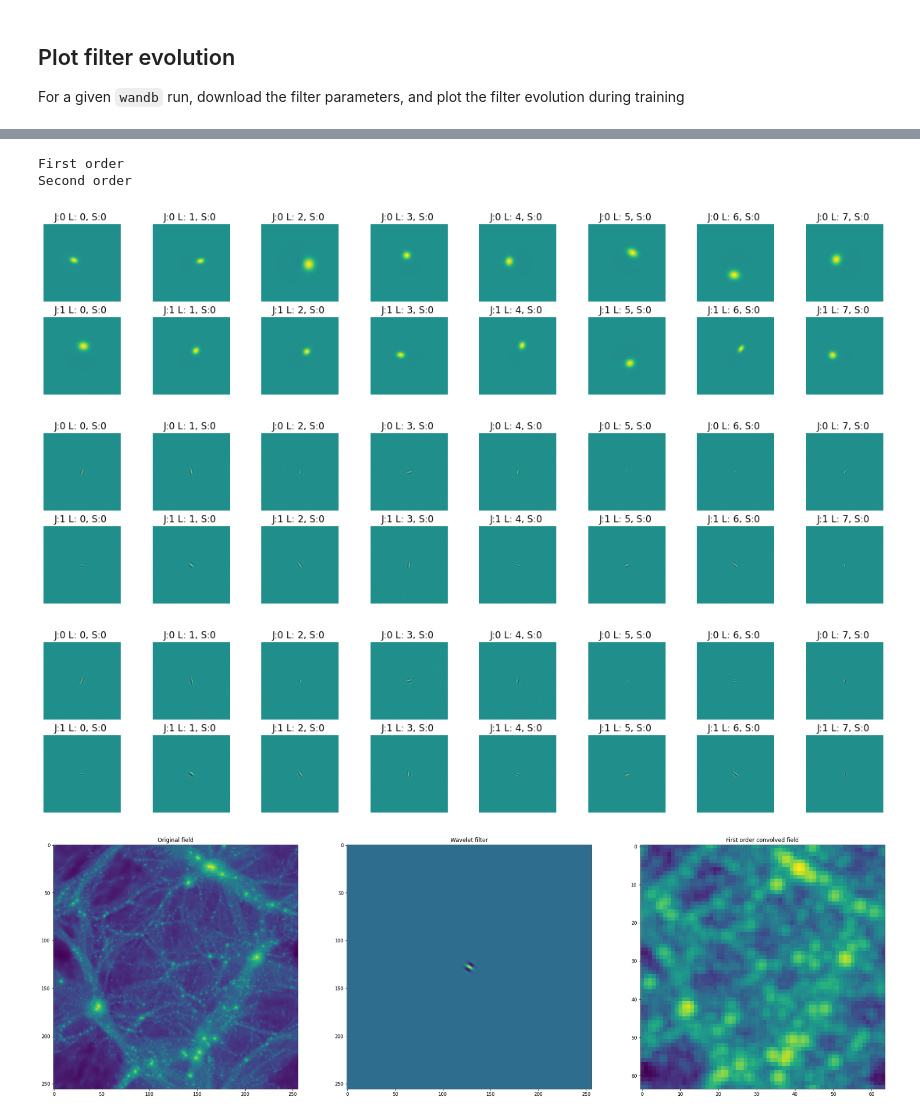
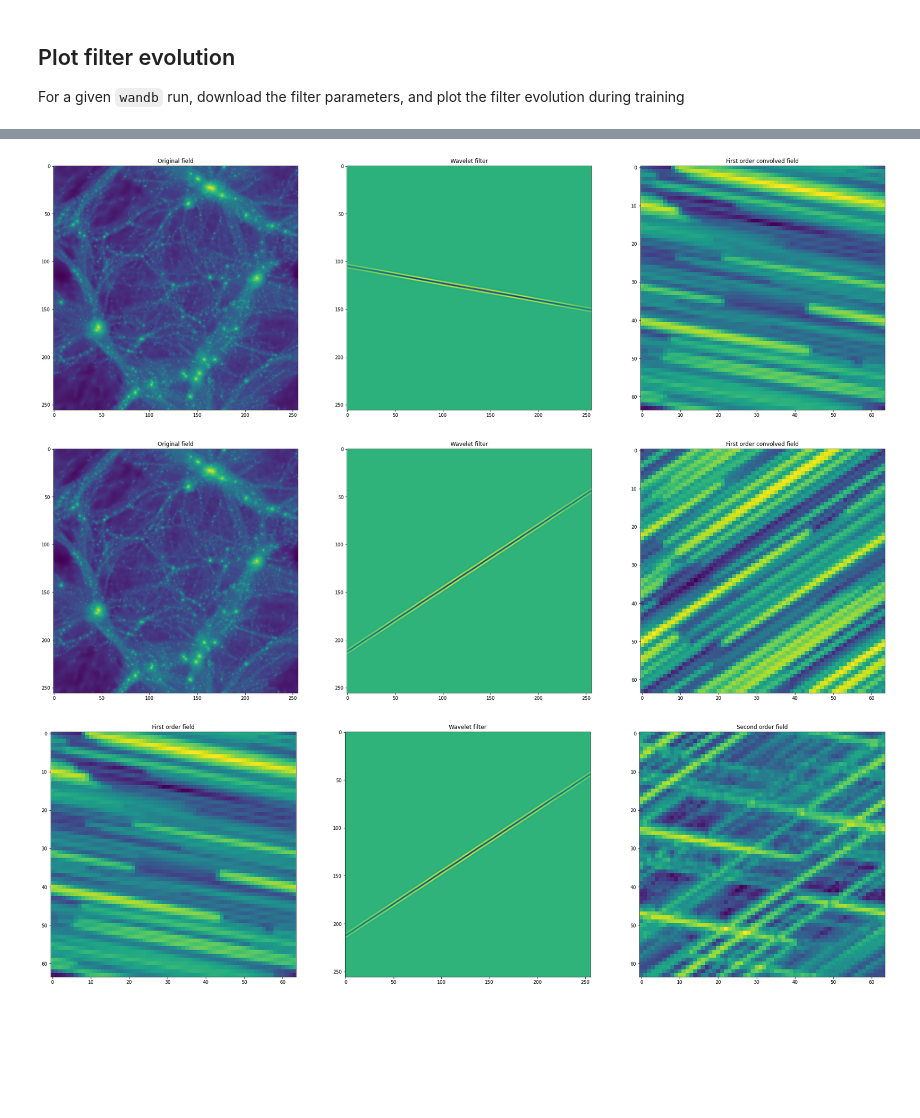
Before and after one commit to Chris-Pedersen/LearnableWavelets, a Jupyter notebook: playground/plot_filter_evolution.ipynb, the cells around one changed output, grey strips where cells are left out. Saved outputs shown, nothing was run; the diff lists cells and outputs as text; code cells hidden in the pictures; blank space fills up the shorter version.

```diff
--- a/playground/plot_filter_evolution.ipynb
+++ b/playground/plot_filter_evolution.ipynb
@@ -13,7 +13,7 @@ from sn_camels.scattering.scattering2d import scattering2d_learn
 from sn_camels.models.models_factory import baseModelFactory
 # %%
 api = wandb.Api()
-run = api.run("/chris-pedersen/compare_camels/runs/1d99npiz")
+run = api.run("/chris-pedersen/linear_layer/runs/1kfb3dps")
 run_history=run.history();
 # %%
 data_string=os.environ['CAMELS_PATH']+"/Maps_Mcdm_IllustrisTNG_LH_z=0.00.npy"
@@ -147,9 +141,6 @@ Second order
 # %%
-plot_filter(run);
+plot_filter(run,epoch=-1);
 # %% [output]
-First order
-Second order
-[figure, old version]
+[figure, new version]
-[figure, old version]
+[figure, new version]
-[figure, old version]
+[figure, new version]
-[figure, removed]
```
Also changed, not shown: parts of 38 cells of this notebook, 2 other files.
